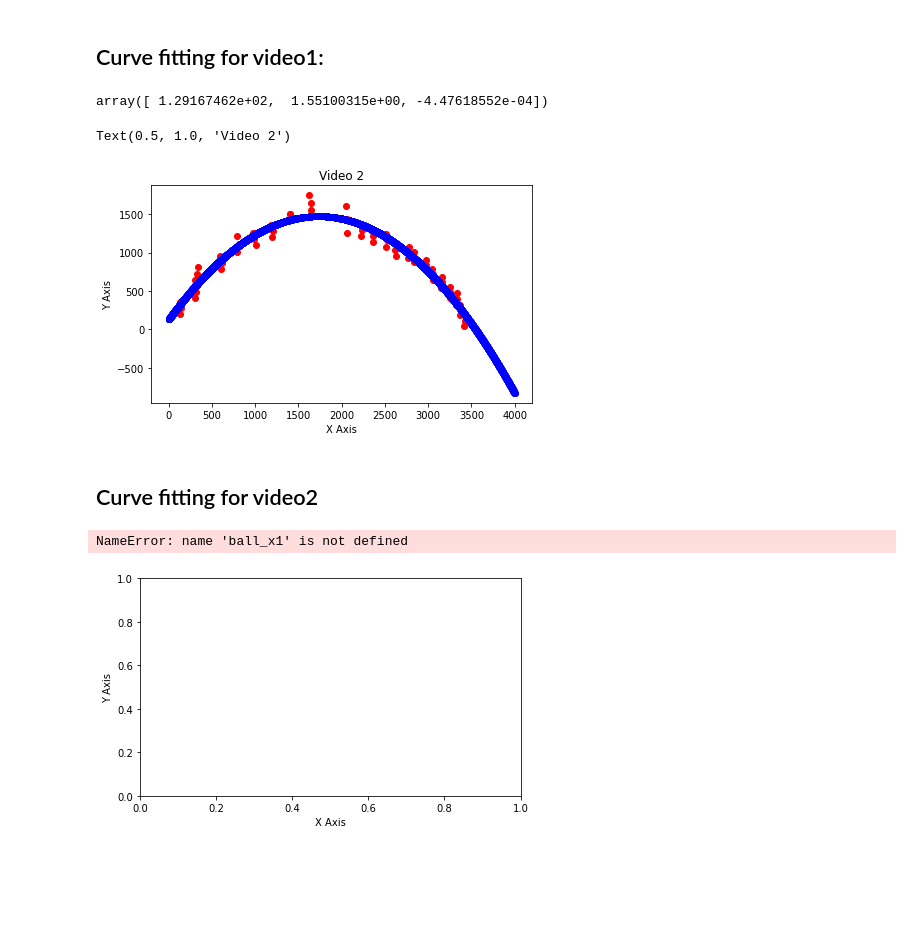
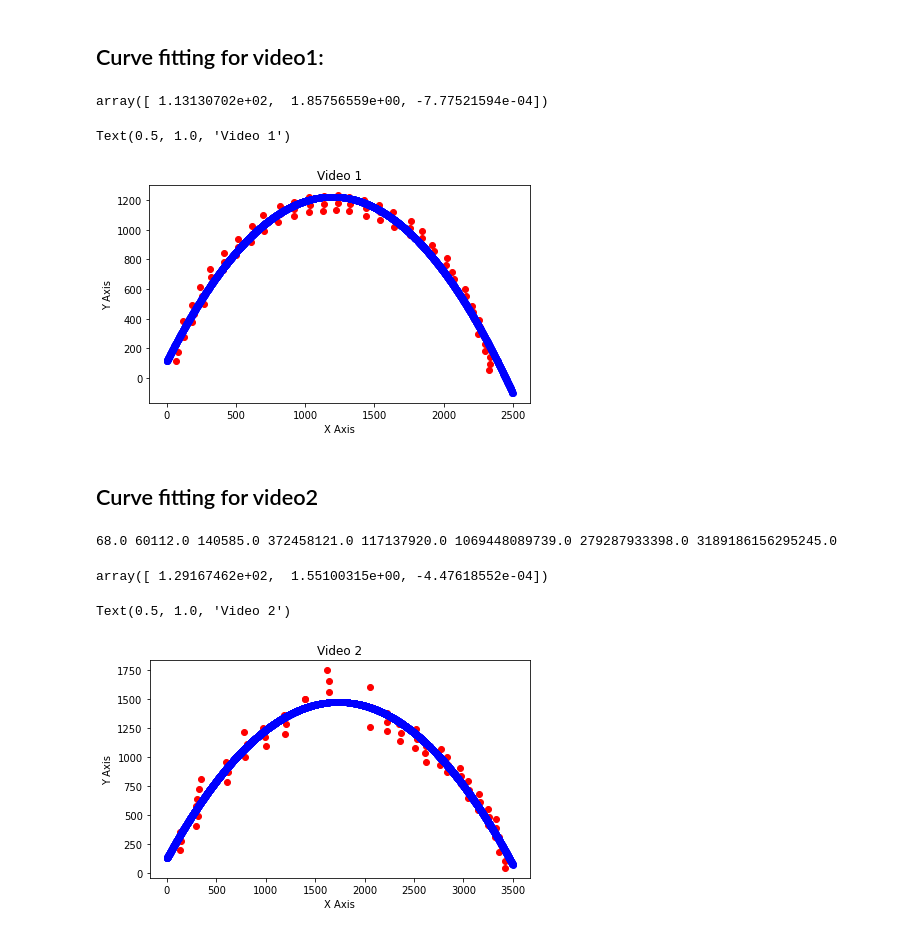
Before and after one commit to kavyadevd/CurveFittingAndHomography, a Jupyter notebook: Hw1/Problem2/LSS.ipynb, the cells around one changed output. Saved outputs shown, nothing was run; the diff lists cells and outputs as text; code cells hidden in the pictures; blank space fills up the shorter version.

Commit message:
Complete curve fitting function

```diff
--- a/Hw1/Problem2/LSS.ipynb
+++ b/Hw1/Problem2/LSS.ipynb
@@ -9,5 +9,7 @@ import matplotlib.pyplot as plot
 import  csv
 
 # Variables to store x and y coordinates
-ball_x1, ball_x2 = []
-ball_y1, ball_y2 = []
+ball_x1 = []
+ball_x2 = []
+ball_y1 = []
+ball_y2 = []
@@ -88,16 +88,15 @@ s_x2y = 0.0
 s_x4 = 0.0
 n = 0.0
 # %%
-def Compute_Sum(ball_x, ball_y):
-    for i in range(len(ball_x)):
-        n+=1
-        s_y += ball_y[i]
-        s_x += ball_x[i]
-        s_x2 += (ball_x[i]*ball_x[i])
-        s_x3 += (ball_x[i]*ball_x[i]*ball_x[i])
-        s_x4 += (ball_x[i]*ball_x[i]*ball_x[i]*ball_x[i])
-        s_xy += (ball_x[i]*ball_y[i])
-        s_x2y += (ball_x[i]*ball_x[i]*ball_y[i])
+for i in range(len(ball_x1)):
+    n+=1
+    s_y += ball_y1[i]
+    s_x += ball_x1[i]
+    s_x2 += (ball_x1[i]*ball_x1[i])
+    s_x3 += (ball_x1[i]*ball_x1[i]*ball_x1[i])
+    s_x4 += (ball_x1[i]*ball_x1[i]*ball_x1[i]*ball_x1[i])
+    s_xy += (ball_x1[i]*ball_y1[i])
+    s_x2y += (ball_x1[i]*ball_x1[i]*ball_y1[i])
 
 print(n,s_y,s_x,s_x2,s_xy,s_x3,s_x2y,s_x4)
 # %% [output]
@@ -116,32 +115,31 @@ $279287933398.0 = 372458121.0 a + 1069448089739.0 b + 3189186156295245.0 c$
 # %%
 import numpy as np
 
-Compute_Sum(ball_x1, ball_y1)
 a = [[n,s_x,s_x2],[s_x,s_x2,s_x3],[s_x2,s_x3,s_x4]]
 b = [s_y,s_xy,s_x2y]
 c =  np.linalg.solve(a, b)
 
 c
 # %% [output]
-array([ 1.29167462e+02,  1.55100315e+00, -4.47618552e-04])
+array([ 1.13130702e+02,  1.85756559e+00, -7.77521594e-04])
 # %%
 fig = plot.figure(figsize=(15,4))
 plot.subplot(121)
 plot.xlabel('X Axis')
 plot.ylabel('Y Axis')
 plot.scatter(ball_x1,ball_y1,c='red')
 plot.title('Video 1')
 
 # Create the vectors X and Y
-x = np.array(range(4000))
+x = np.array(range(2500))
 y = (c[0]) + (c[1]*x) + (c[2]*x*x)
 
 
 plot.scatter(x,y,c='blue')
 plot.title('Video 1')
 # %% [output]
-Text(0.5, 1.0, 'Video 2')
+Text(0.5, 1.0, 'Video 1')
-[figure, old version]
+[figure, new version]
 # %% [markdown]
 ## Curve fitting for video2
 # %%
@@ -153,13 +151,25 @@ s_x3 = 0.0
 s_x2y = 0.0
 s_x4 = 0.0
 n = 0.0
+for i in range(len(ball_x2)):
+    n+=1
+    s_y += ball_y2[i]
+    s_x += ball_x2[i]
+    s_x2 += (ball_x2[i]*ball_x2[i])
+    s_x3 += (ball_x2[i]*ball_x2[i]*ball_x2[i])
+    s_x4 += (ball_x2[i]*ball_x2[i]*ball_x2[i]*ball_x2[i])
+    s_xy += (ball_x2[i]*ball_y2[i])
+    s_x2y += (ball_x2[i]*ball_x2[i]*ball_y2[i])
 
-Compute_Sum(ball_x2, ball_y2)
+print(n,s_y,s_x,s_x2,s_xy,s_x3,s_x2y,s_x4)
 a = [[n,s_x,s_x2],[s_x,s_x2,s_x3],[s_x2,s_x3,s_x4]]
 b = [s_y,s_xy,s_x2y]
 c =  np.linalg.solve(a, b)
 
 c
+# %% [output]
+68.0 60112.0 140585.0 372458121.0 117137920.0 1069448089739.0 279287933398.0 3189186156295245.0
+array([ 1.29167462e+02,  1.55100315e+00, -4.47618552e-04])
 # %%
 fig2 = plot.figure(figsize=(15,4))
 plot.subplot(121)
@@ -169,12 +179,12 @@ plot.scatter(ball_x2,ball_y2,c='red')
 plot.title('Video 2')
 
 # Create the vectors X and Y
-x = np.array(range(4000))
+x = np.array(range(3500))
 y = (c[0]) + (c[1]*x) + (c[2]*x*x)
 
 
 plot.scatter(x,y,c='blue')
 plot.title('Video 2')
 # %% [output]
-NameError: name 'ball_x1' is not defined
+Text(0.5, 1.0, 'Video 2')
-[figure, old version]
+[figure, new version]
```
Also changed, not shown: parts of 2 cells of this notebook, 3 other files.
